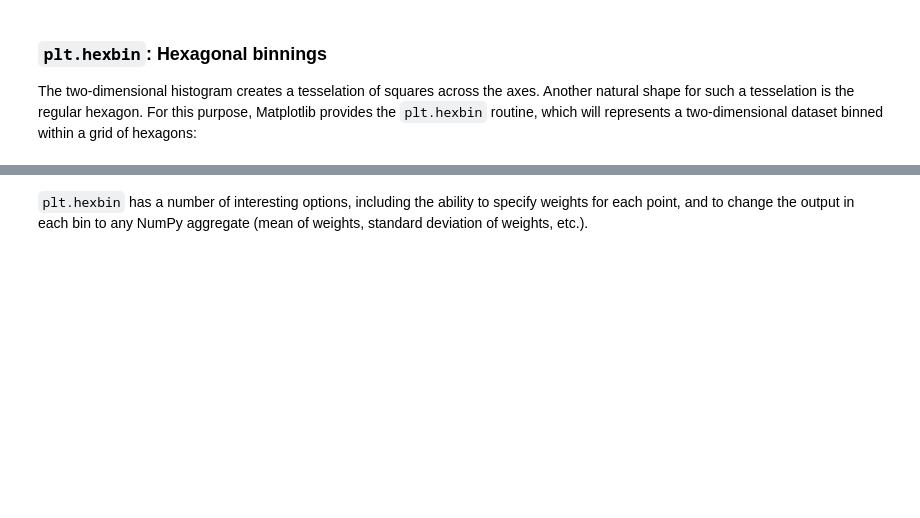
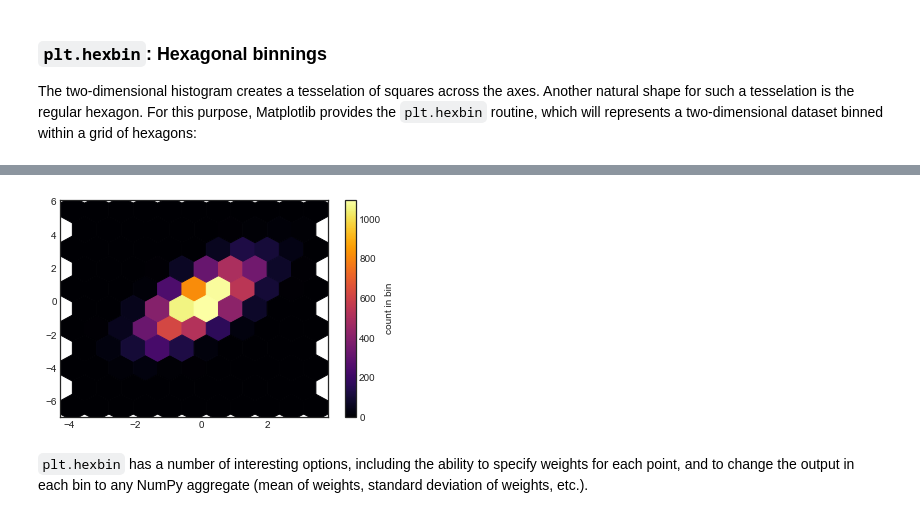
Before and after one commit to gbrs/VanderPlas_Python_DS_Handbook, a Jupyter notebook: notebooks/04.05-Histograms-and-Binnings.ipynb, the cells around one changed output, grey strips where cells are left out. Drawn from its saved outputs; the diff is of its cells as text; code cells hidden in the pictures; blank space fills up the shorter version.

```diff
--- a/notebooks/04.05-Histograms-and-Binnings.ipynb
+++ b/notebooks/04.05-Histograms-and-Binnings.ipynb
@@ -124,3 +131,9 @@ cb = plt.colorbar(label='count in bin')
+# %%
+##
+plt.hexbin(x, y, gridsize=10, cmap='inferno')
+cb = plt.colorbar(label='count in bin')
+# %% [output]
+[figure, added]
 # %% [markdown]
 ``plt.hexbin`` has a number of interesting options, including the ability to specify weights for each point, and to change the output in each bin to any NumPy aggregate (mean of weights, standard deviation of weights, etc.).
 # %% [markdown]
```
Also changed, not shown: parts of 3 cells of this notebook.
